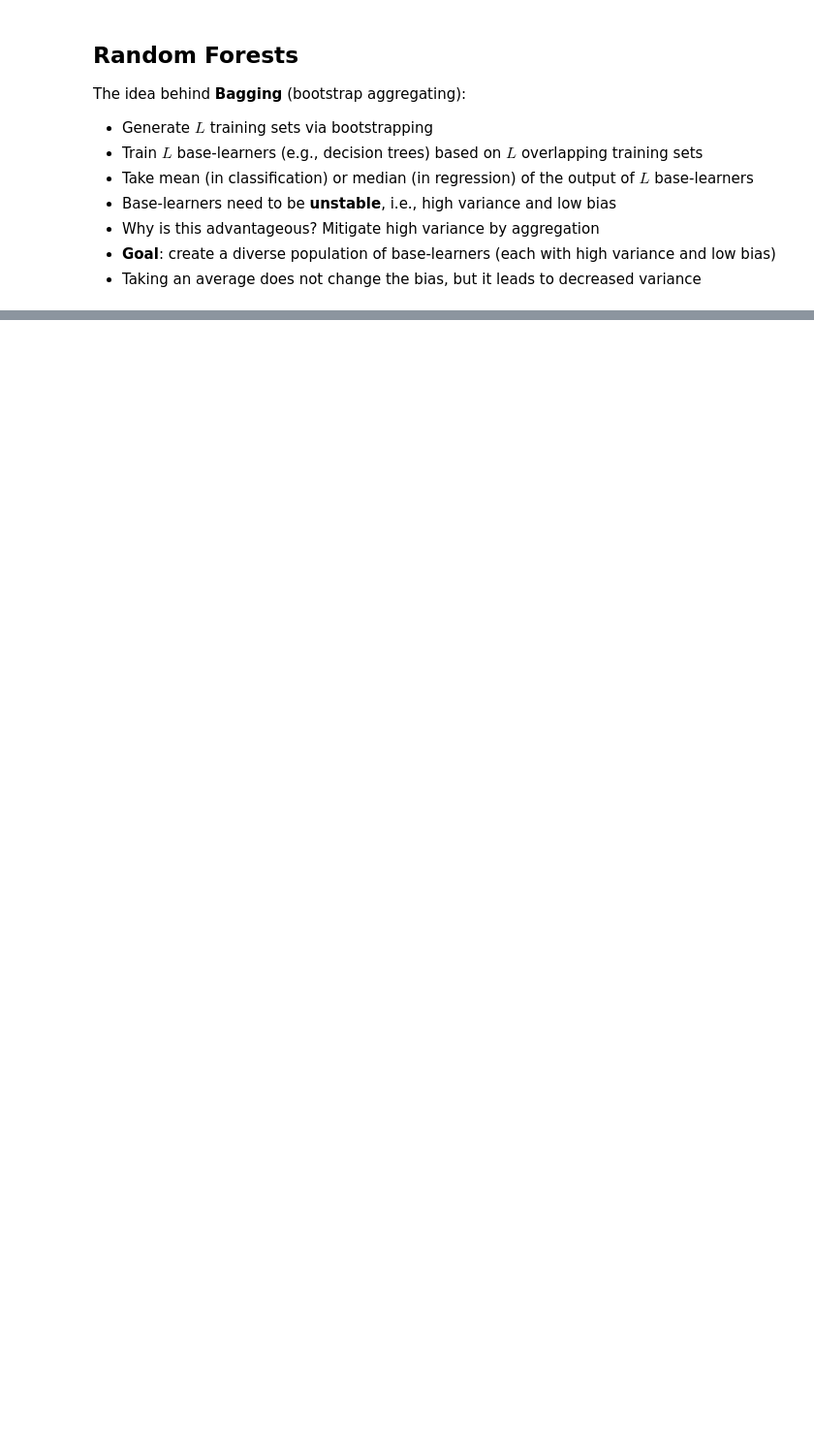
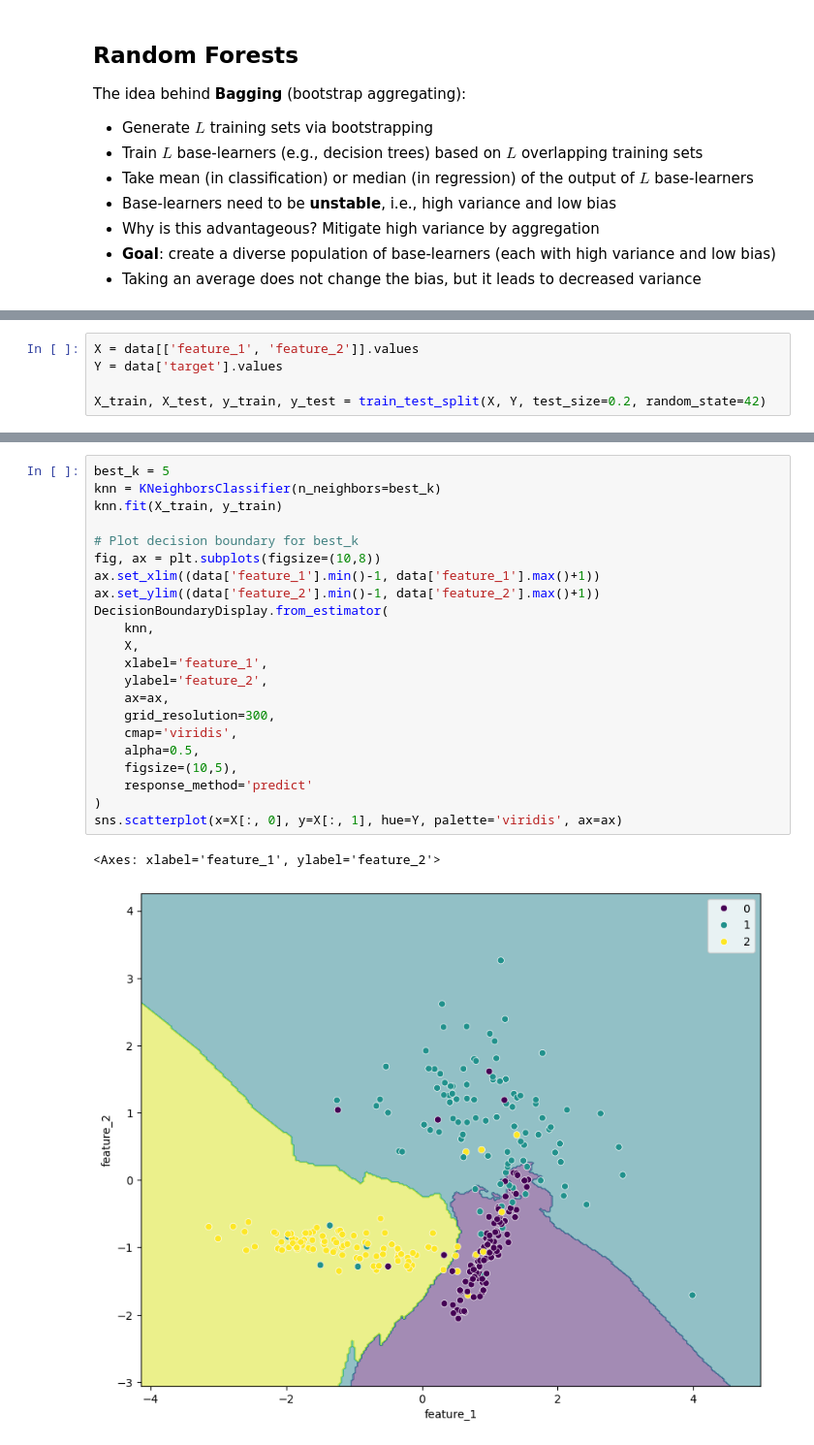
Before and after one commit to Zuyd-ADSAI/ZM001-2425-data-science, a Jupyter notebook: notebooks/ds_week7_supervised_learning.ipynb, the cells around one changed output, grey strips where cells are left out. Shown at 97% size. Drawn from its saved outputs; the diff is of its cells as text; blank space fills up the shorter version.

```diff
--- a/notebooks/ds_week7_supervised_learning.ipynb
+++ b/notebooks/ds_week7_supervised_learning.ipynb
@@ -549,0 +367,5 @@ plt.show()
+# %%
+X = data[['feature_1', 'feature_2']].values
+Y = data['target'].values
+
+X_train, X_test, y_train, y_test = train_test_split(X, Y, test_size=0.2, random_state=42)
@@ -549,0 +389,25 @@ plt.show()
+# %%
+best_k = 5
+knn = KNeighborsClassifier(n_neighbors=best_k)
+knn.fit(X_train, y_train)
+
+# Plot decision boundary for best_k
+fig, ax = plt.subplots(figsize=(10,8))
+ax.set_xlim((data['feature_1'].min()-1, data['feature_1'].max()+1))
+ax.set_ylim((data['feature_2'].min()-1, data['feature_2'].max()+1))
+DecisionBoundaryDisplay.from_estimator(
+    knn,
+    X,
+    xlabel='feature_1',
+    ylabel='feature_2',
+    ax=ax,
+    grid_resolution=300,
+    cmap='viridis',
+    alpha=0.5,
+    figsize=(10,5),
+    response_method='predict'
+)
+sns.scatterplot(x=X[:, 0], y=X[:, 1], hue=Y, palette='viridis', ax=ax)
+# %% [output]
+<Axes: xlabel='feature_1', ylabel='feature_2'>
+[figure, added]
```
Also changed, not shown: parts of 37 cells of this notebook, 1 other file.
